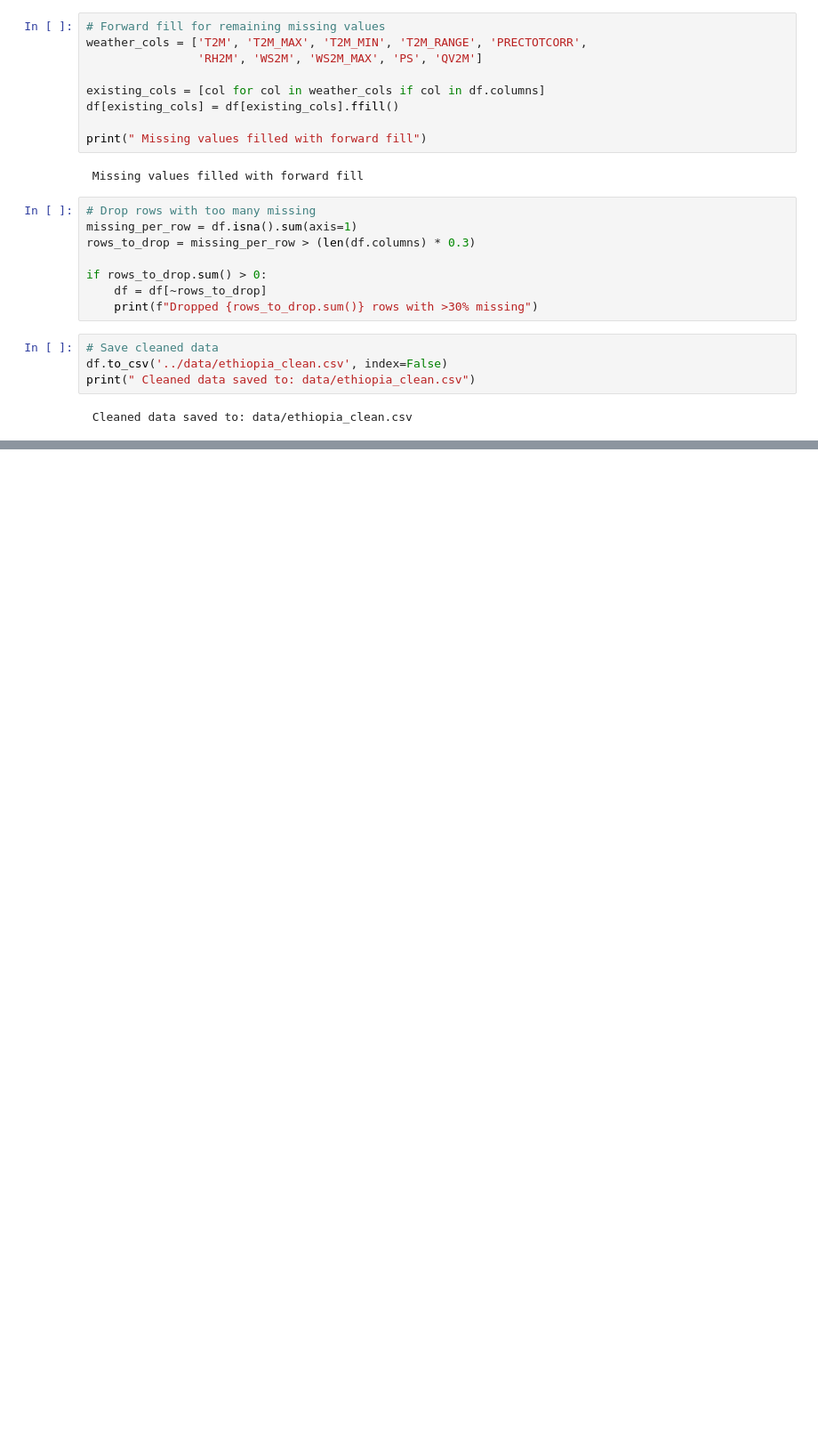
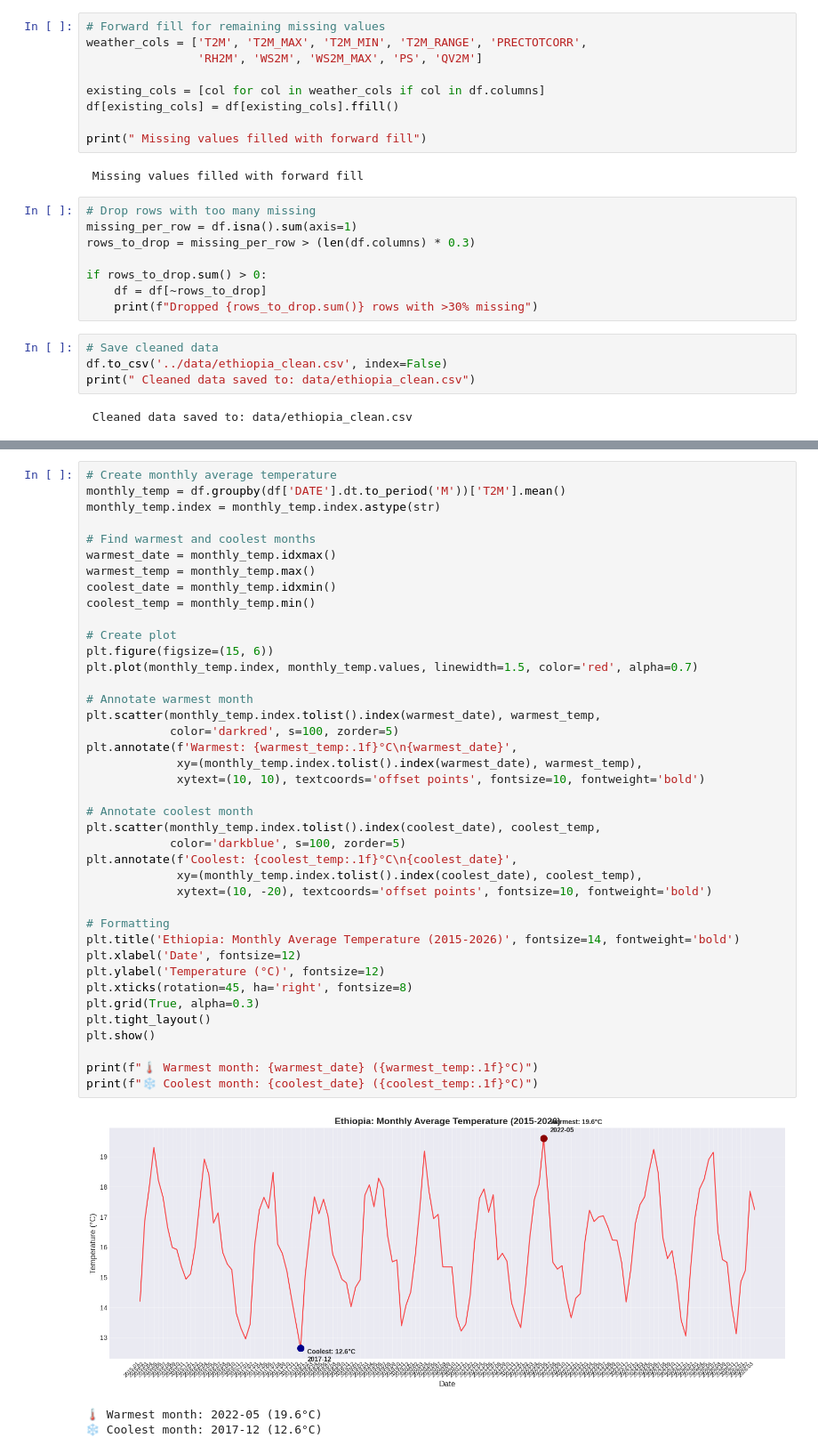
Before and after one commit to Sumeyahassen/climate-challenge-week0, a Jupyter notebook: notebooks/ethiopia_eda.ipynb, the cells around one changed output, grey strips where cells are left out. Shown at 89% size. Cells and saved outputs as stored; diff of their text form; blank space fills up the shorter version.

Commit message:
monthely average temperater in ethiopia

```diff
--- a/notebooks/ethiopia_eda.ipynb
+++ b/notebooks/ethiopia_eda.ipynb
@@ -480,0 +489,44 @@ print(" Cleaned data saved to: data/ethiopia_clean.csv")
+# %%
+# Create monthly average temperature
+monthly_temp = df.groupby(df['DATE'].dt.to_period('M'))['T2M'].mean()
+monthly_temp.index = monthly_temp.index.astype(str)
+
+# Find warmest and coolest months
+warmest_date = monthly_temp.idxmax()
+warmest_temp = monthly_temp.max()
+coolest_date = monthly_temp.idxmin()
+coolest_temp = monthly_temp.min()
+
+# Create plot
+plt.figure(figsize=(15, 6))
+plt.plot(monthly_temp.index, monthly_temp.values, linewidth=1.5, color='red', alpha=0.7)
+
+# Annotate warmest month
+plt.scatter(monthly_temp.index.tolist().index(warmest_date), warmest_temp,
+            color='darkred', s=100, zorder=5)
+plt.annotate(f'Warmest: {warmest_temp:.1f}°C\n{warmest_date}',
+             xy=(monthly_temp.index.tolist().index(warmest_date), warmest_temp),
+             xytext=(10, 10), textcoords='offset points', fontsize=10, fontweight='bold')
+
+# Annotate coolest month
+plt.scatter(monthly_temp.index.tolist().index(coolest_date), coolest_temp,
+            color='darkblue', s=100, zorder=5)
+plt.annotate(f'Coolest: {coolest_temp:.1f}°C\n{coolest_date}',
+             xy=(monthly_temp.index.tolist().index(coolest_date), coolest_temp),
+             xytext=(10, -20), textcoords='offset points', fontsize=10, fontweight='bold')
+
+# Formatting
+plt.title('Ethiopia: Monthly Average Temperature (2015-2026)', fontsize=14, fontweight='bold')
+plt.xlabel('Date', fontsize=12)
+plt.ylabel('Temperature (°C)', fontsize=12)
+plt.xticks(rotation=45, ha='right', fontsize=8)
+plt.grid(True, alpha=0.3)
+plt.tight_layout()
+plt.show()
+
+print(f"🌡️ Warmest month: {warmest_date} ({warmest_temp:.1f}°C)")
+print(f"❄️ Coolest month: {coolest_date} ({coolest_temp:.1f}°C)")
+# %% [output]
+[figure, added]
+🌡️ Warmest month: 2022-05 (19.6°C)
+❄️ Coolest month: 2017-12 (12.6°C)
```
Also changed, not shown: parts of 1 cell of this notebook.
